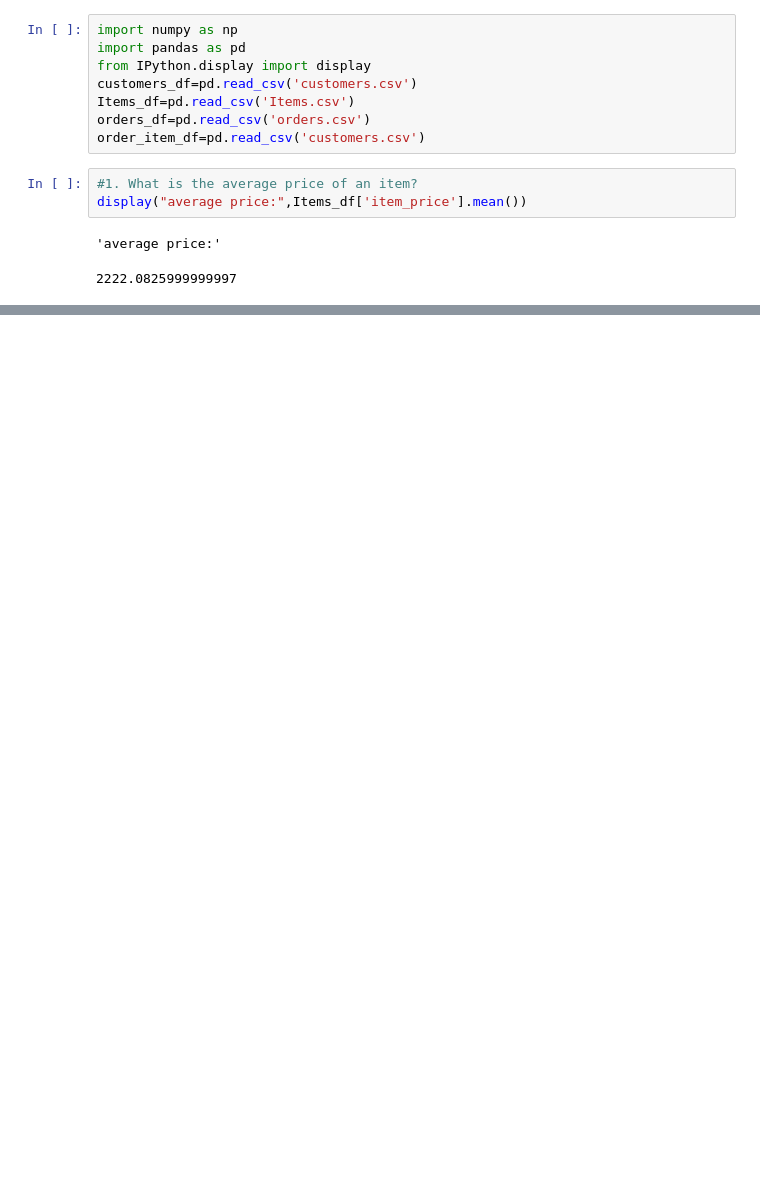
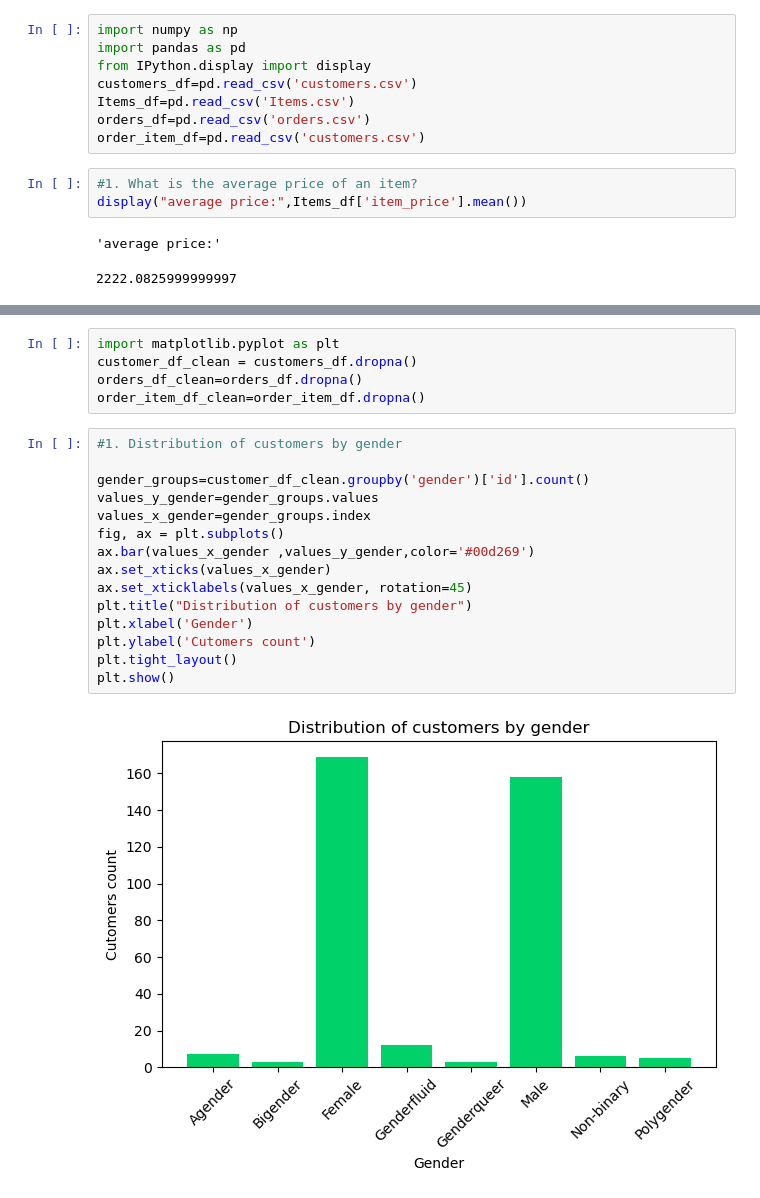
Before and after one commit to ShaniStaretz-ai/dataScience-14-May-25-Exam-a, a Jupyter notebook: Question 2.ipynb, the cells around one changed output, grey strips where cells are left out. Drawn from its saved outputs; the diff is of its cells as text; blank space fills up the shorter version.

Commit message:
Question 2-Research and  graph (1,2)

```diff
--- a/Question 2.ipynb
+++ b/Question 2.ipynb
@@ -24,3 +24,25 @@ display("the customer with most items is:",max_customer)
 'the customer with most items is:'
 |  | id | first_name | last_name | gender | age | nationallity | joining_date | phone_number | email |
 | 137 | 138 | Ellary | Ledner | NaN | 63.0 | Peru | NaN | 343-500-4046 | eledner3t@latimes.com |
+# %%
+import matplotlib.pyplot as plt
+customer_df_clean = customers_df.dropna()
+orders_df_clean=orders_df.dropna()
+order_item_df_clean=order_item_df.dropna()
+# %%
+#1. Distribution of customers by gender
+
+gender_groups=customer_df_clean.groupby('gender')['id'].count()
+values_y_gender=gender_groups.values
+values_x_gender=gender_groups.index
+fig, ax = plt.subplots()
+ax.bar(values_x_gender ,values_y_gender,color='#00d269')
+ax.set_xticks(values_x_gender)
+ax.set_xticklabels(values_x_gender, rotation=45)
+plt.title("Distribution of customers by gender")
+plt.xlabel('Gender')
+plt.ylabel('Cutomers count')
+plt.tight_layout()
+plt.show()
+# %% [output]
+[figure, added]
```
Also changed, not shown: parts of 2 cells of this notebook, 1 other file.
